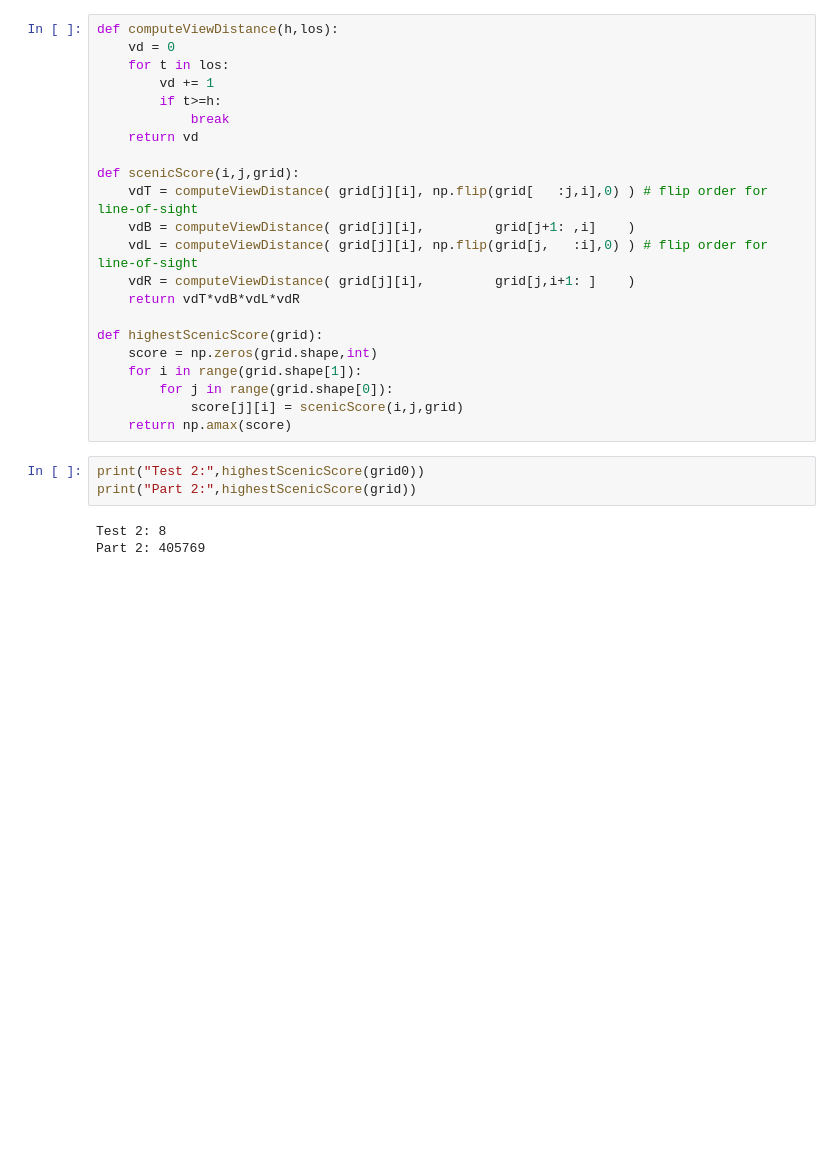
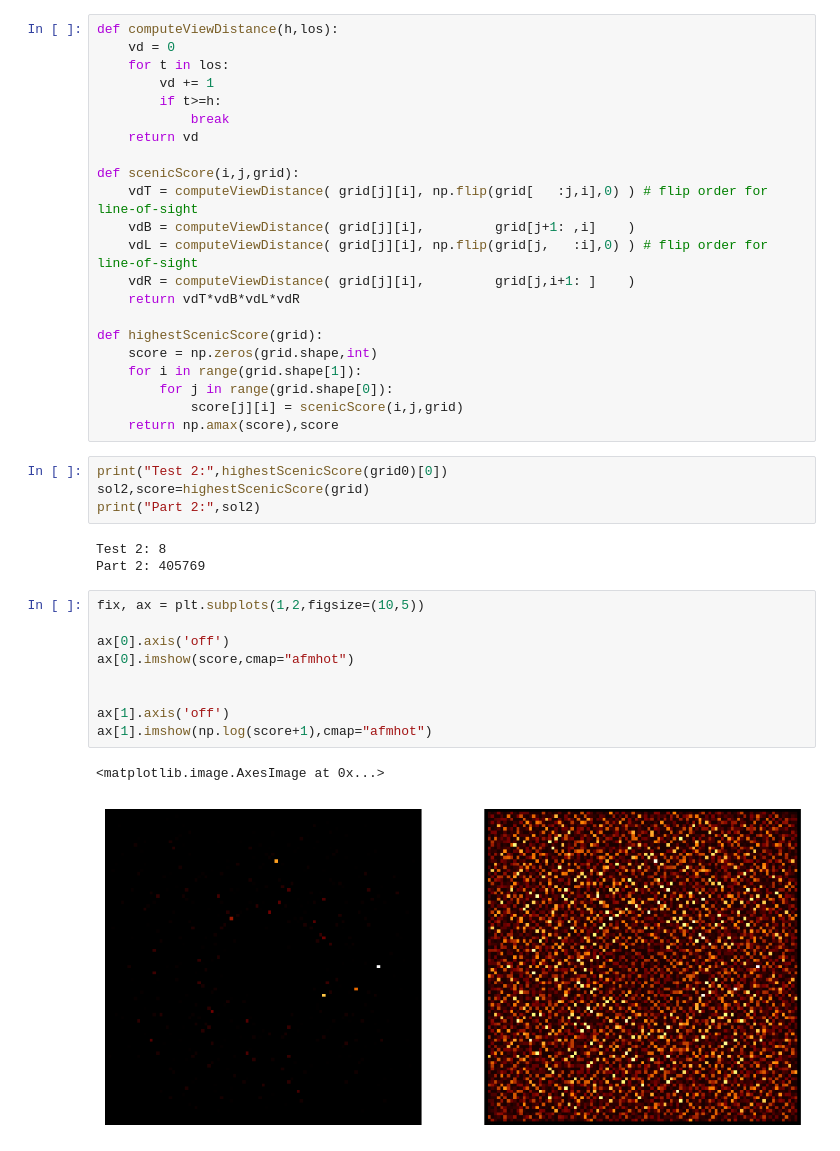
Before and after one commit to marcodelmastro/AdventOfCode2022, a Jupyter notebook: Day08.ipynb, the cells around one changed output. Drawn from its saved outputs; the diff is of its cells as text; blank space fills up the shorter version.

```diff
--- a/Day08.ipynb
+++ b/Day08.ipynb
@@ -52,10 +61,23 @@ def highestScenicScore(grid):
     for i in range(grid.shape[1]):
         for j in range(grid.shape[0]):
             score[j][i] = scenicScore(i,j,grid)
-    return np.amax(score)
+    return np.amax(score),score
 # %%
-print("Test 2:",highestScenicScore(grid0))
-print("Part 2:",highestScenicScore(grid))
+print("Test 2:",highestScenicScore(grid0)[0])
+sol2,score=highestScenicScore(grid)
+print("Part 2:",sol2)
 # %% [output]
 Test 2: 8
 Part 2: 405769
+# %%
+fix, ax = plt.subplots(1,2,figsize=(10,5))
+
+ax[0].axis('off')
+ax[0].imshow(score,cmap="afmhot")
+
+
+ax[1].axis('off')
+ax[1].imshow(np.log(score+1),cmap="afmhot")
+# %% [output]
+<matplotlib.image.AxesImage at 0x...>
+[figure, added]
```
Also changed, not shown: parts of 3 cells of this notebook.
